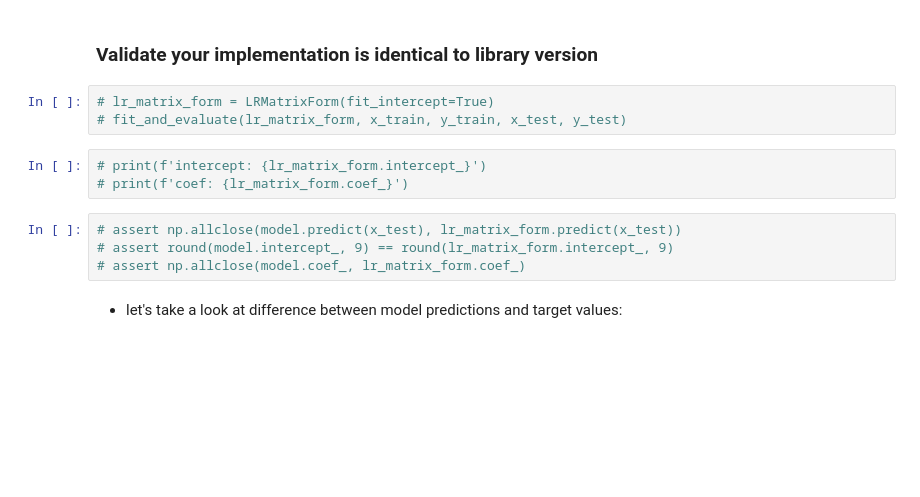
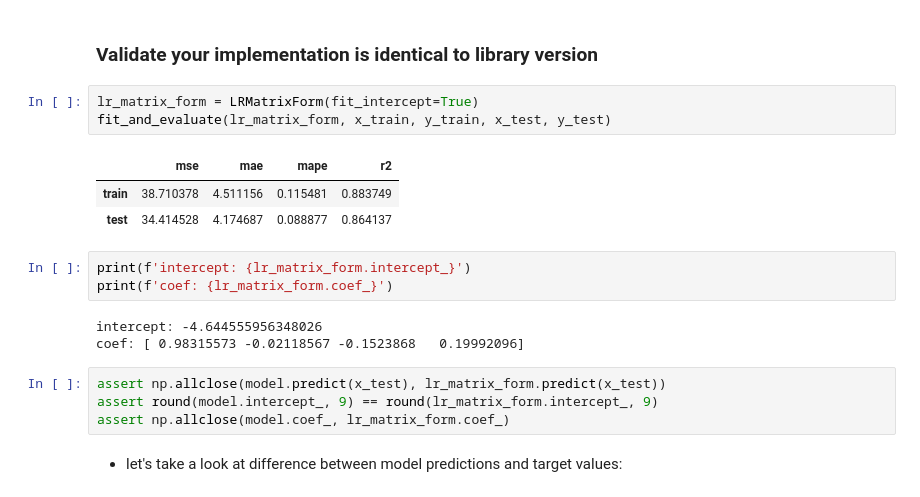
Before and after one commit to dmt-zh/Data-Science, a Jupyter notebook: Machine Learning/Linear regression.ipynb, the cells around one changed output. Saved outputs shown, nothing was run; the diff lists cells and outputs as text; blank space fills up the shorter version.

```diff
--- a/Machine Learning/Linear regression.ipynb
+++ b/Machine Learning/Linear regression.ipynb
@@ -1071,15 +1086,22 @@ class LRMatrixForm:
 # %% [markdown]
 ### Validate your implementation is identical to library version
 # %%
-# lr_matrix_form = LRMatrixForm(fit_intercept=True)
-# fit_and_evaluate(lr_matrix_form, x_train, y_train, x_test, y_test)
+lr_matrix_form = LRMatrixForm(fit_intercept=True)
+fit_and_evaluate(lr_matrix_form, x_train, y_train, x_test, y_test)
+# %% [output]
+|  | mse | mae | mape | r2 |
+| train | 38.710378 | 4.511156 | 0.115481 | 0.883749 |
+| test | 34.414528 | 4.174687 | 0.088877 | 0.864137 |
 # %%
-# print(f'intercept: {lr_matrix_form.intercept_}')
-# print(f'coef: {lr_matrix_form.coef_}')
+print(f'intercept: {lr_matrix_form.intercept_}')
+print(f'coef: {lr_matrix_form.coef_}')
+# %% [output]
+intercept: -4.644555956348026
+coef: [ 0.98315573 -0.02118567 -0.1523868   0.19992096]
 # %%
-# assert np.allclose(model.predict(x_test), lr_matrix_form.predict(x_test))
-# assert round(model.intercept_, 9) == round(lr_matrix_form.intercept_, 9)
-# assert np.allclose(model.coef_, lr_matrix_form.coef_)
+assert np.allclose(model.predict(x_test), lr_matrix_form.predict(x_test))
+assert round(model.intercept_, 9) == round(lr_matrix_form.intercept_, 9)
+assert np.allclose(model.coef_, lr_matrix_form.coef_)
 # %% [markdown]
 * let's take a look at difference between model predictions and target values:
 # %%
```
Also changed, not shown: parts of 34 cells of this notebook.
